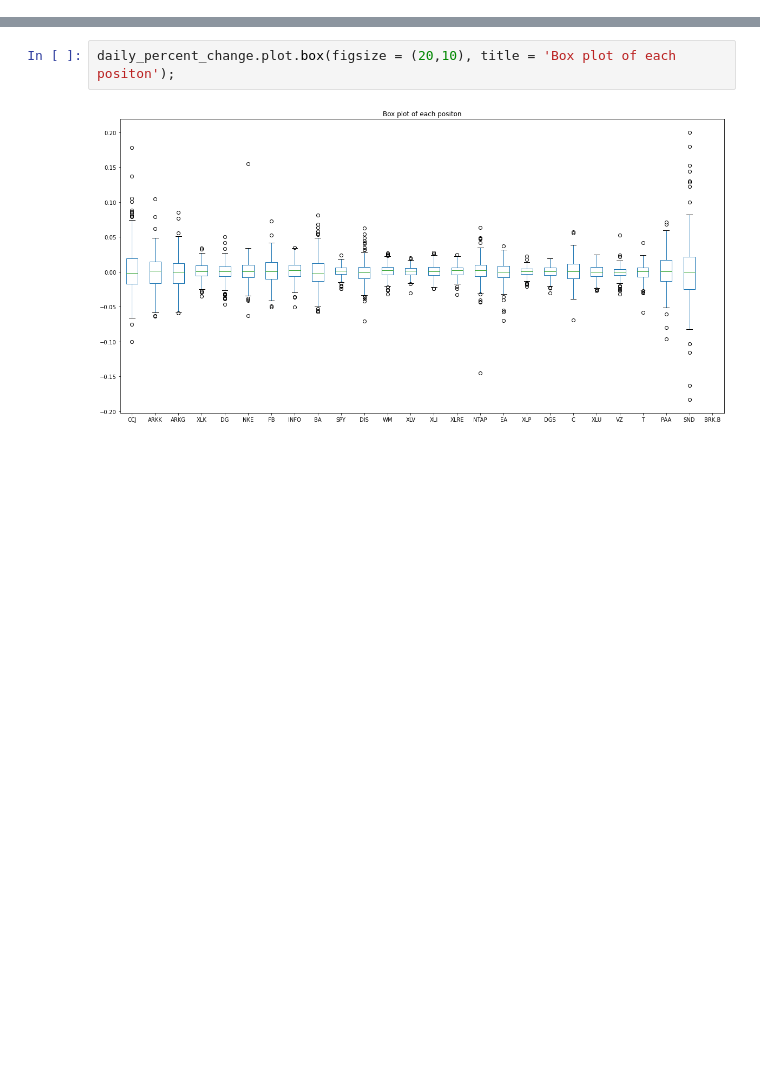
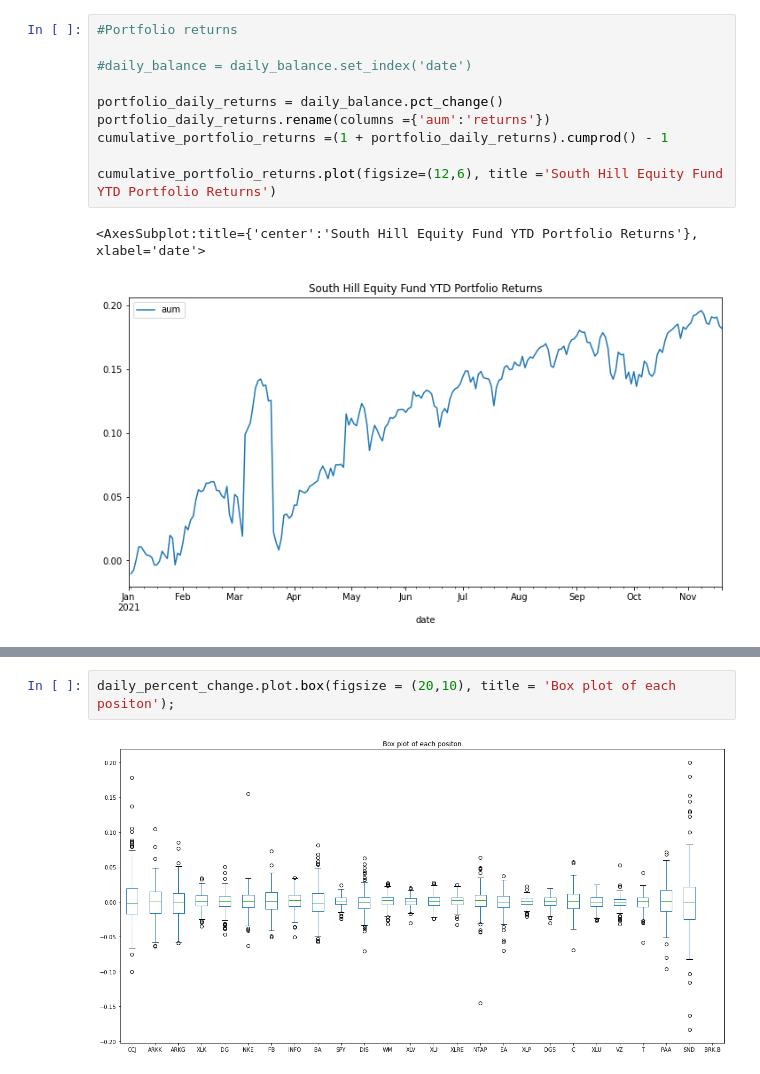
Before and after one commit to webclinic017/shf_portfolio, a Jupyter notebook: shf_portfolio.ipynb, the cells around one changed output, grey strips where cells are left out. Drawn from its saved outputs; the diff is of its cells as text; blank space fills up the shorter version.

```diff
--- a/shf_portfolio.ipynb
+++ b/shf_portfolio.ipynb
@@ -175,0 +194,13 @@ correlations  = daily_percent_change.corr(method='pearson')
+# %%
+#Portfolio returns
+
+#daily_balance = daily_balance.set_index('date')
+
+portfolio_daily_returns = daily_balance.pct_change()
+portfolio_daily_returns.rename(columns ={'aum':'returns'})
+cumulative_portfolio_returns =(1 + portfolio_daily_returns).cumprod() - 1
+
+cumulative_portfolio_returns.plot(figsize=(12,6), title ='South Hill Equity Fund YTD Portfolio Returns')
+# %% [output]
+<AxesSubplot:title={'center':'South Hill Equity Fund YTD Portfolio Returns'}, xlabel='date'>
+[figure, added]
```
Also changed, not shown: parts of 14 cells of this notebook.
